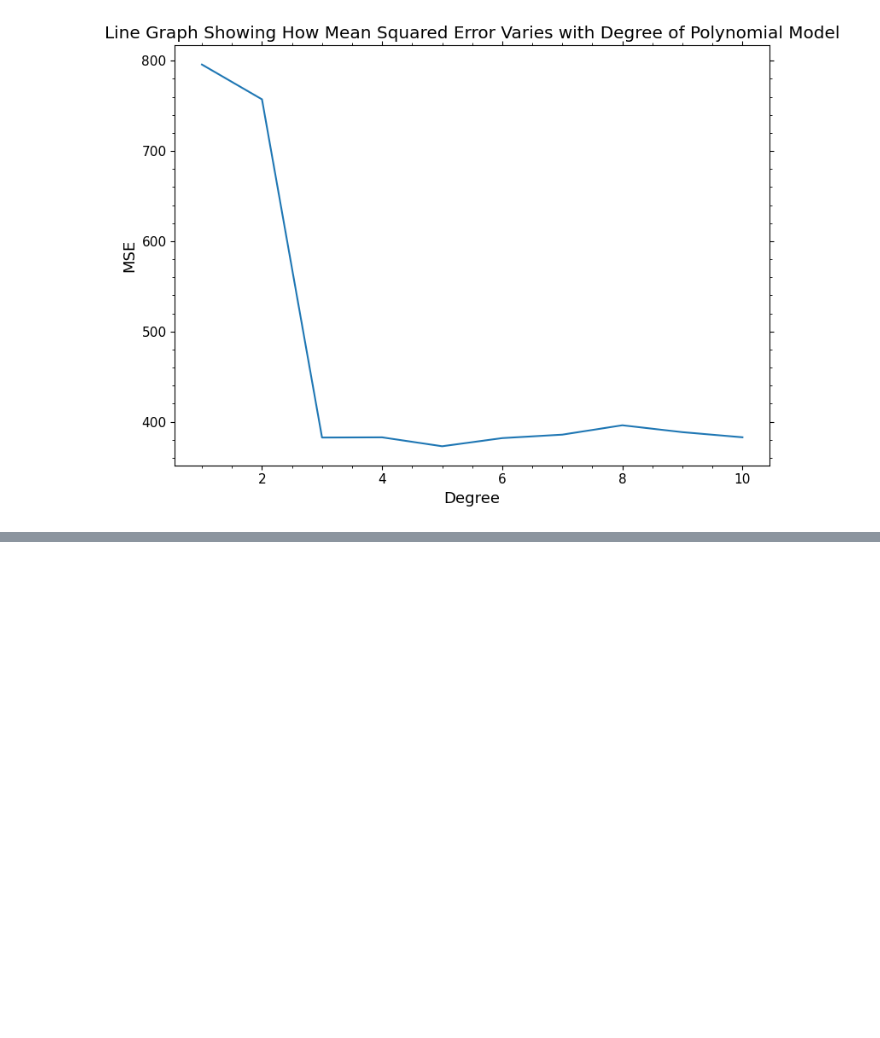
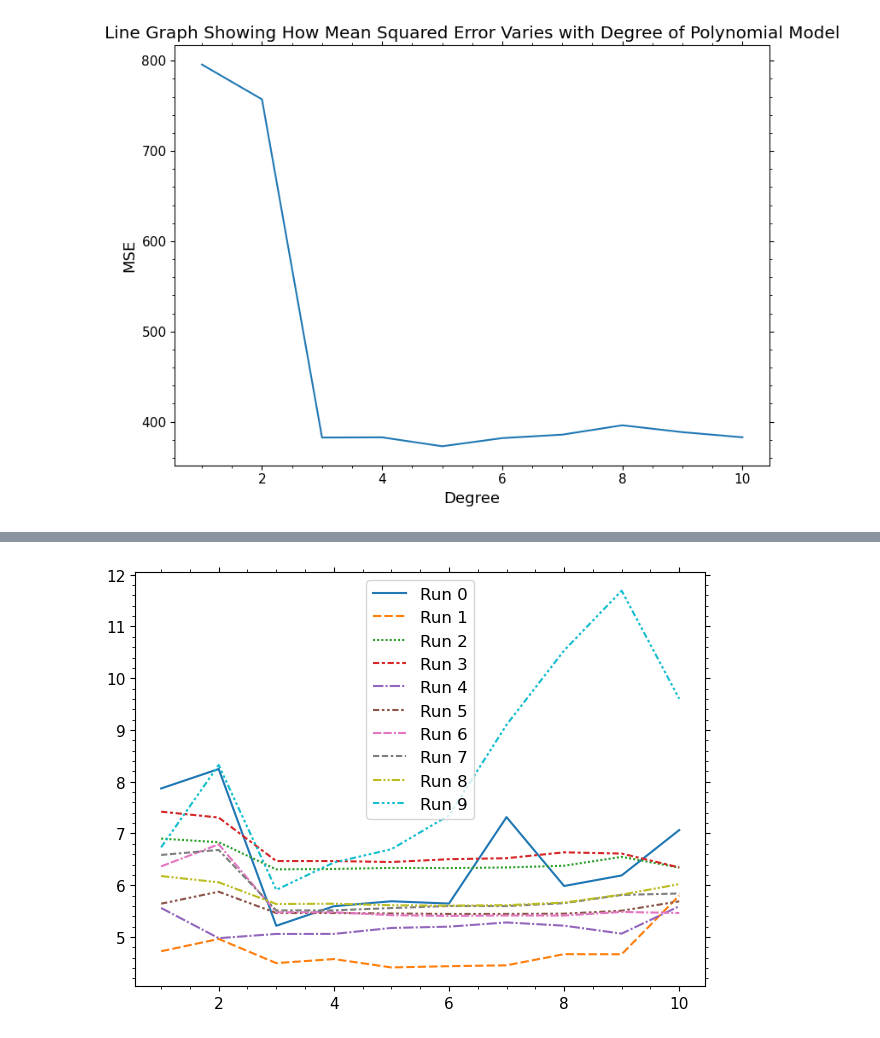
Before and after one commit to james-hughes1/mphildis-coursework, a Jupyter notebook: applied-data-science/Examples1.ipynb, the cells around one changed output, grey strips where cells are left out. Cells and saved outputs as stored; diff of their text form; code cells hidden in the pictures; blank space fills up the shorter version.

```diff
--- a/applied-data-science/Examples1.ipynb
+++ b/applied-data-science/Examples1.ipynb
@@ -183,3 +173,10 @@ plt.title("Line Graph Showing How Mean Squared Error Varies with Degree of Polyn
 plt.show()
 # %% [output]
 [figure]
+# %%
+cv_degree_mse_dict = {}
+for n in range(1,11):
+    model = LinearRegression()
+    cv_degree_mse_dict[n] = cross_val_score(model, X[:,:n+1], y, cv=10, scoring=make_scorer(mean_squared_error))
+cv_degree_mse_df = pd.DataFrame(cv_degree_mse_dict).transpose()
+cv_degree_mse_df.columns = ["Run "+str(col) for col in cv_degree_mse_df.columns]
@@ -185,0 +197,4 @@ plt.show()
+# %%
+lp_cv_mse = sns.lineplot(np.log(cv_degree_mse_df))
+# %% [output]
+[figure, added]
```
Also changed, not shown: parts of 11 cells of this notebook.
